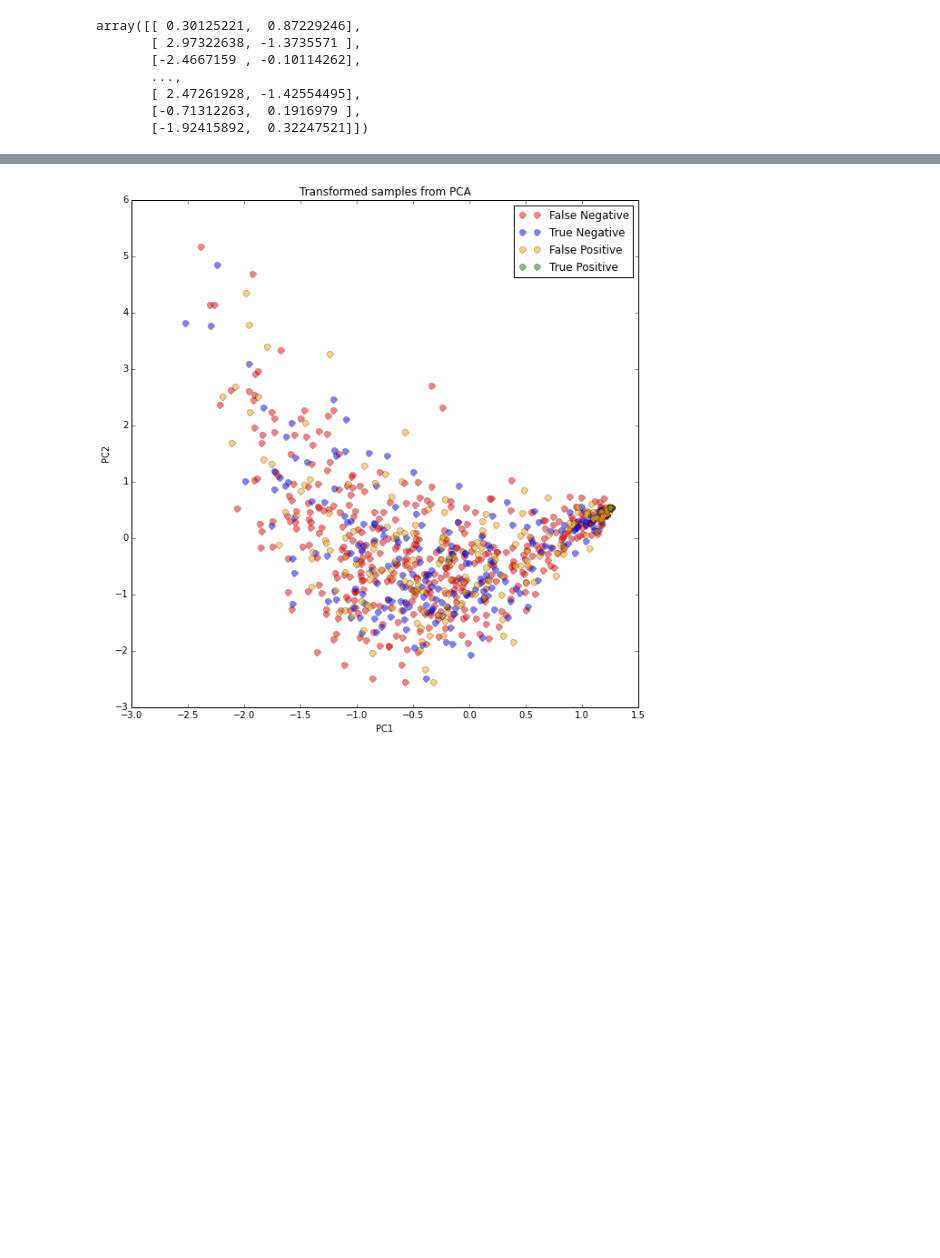
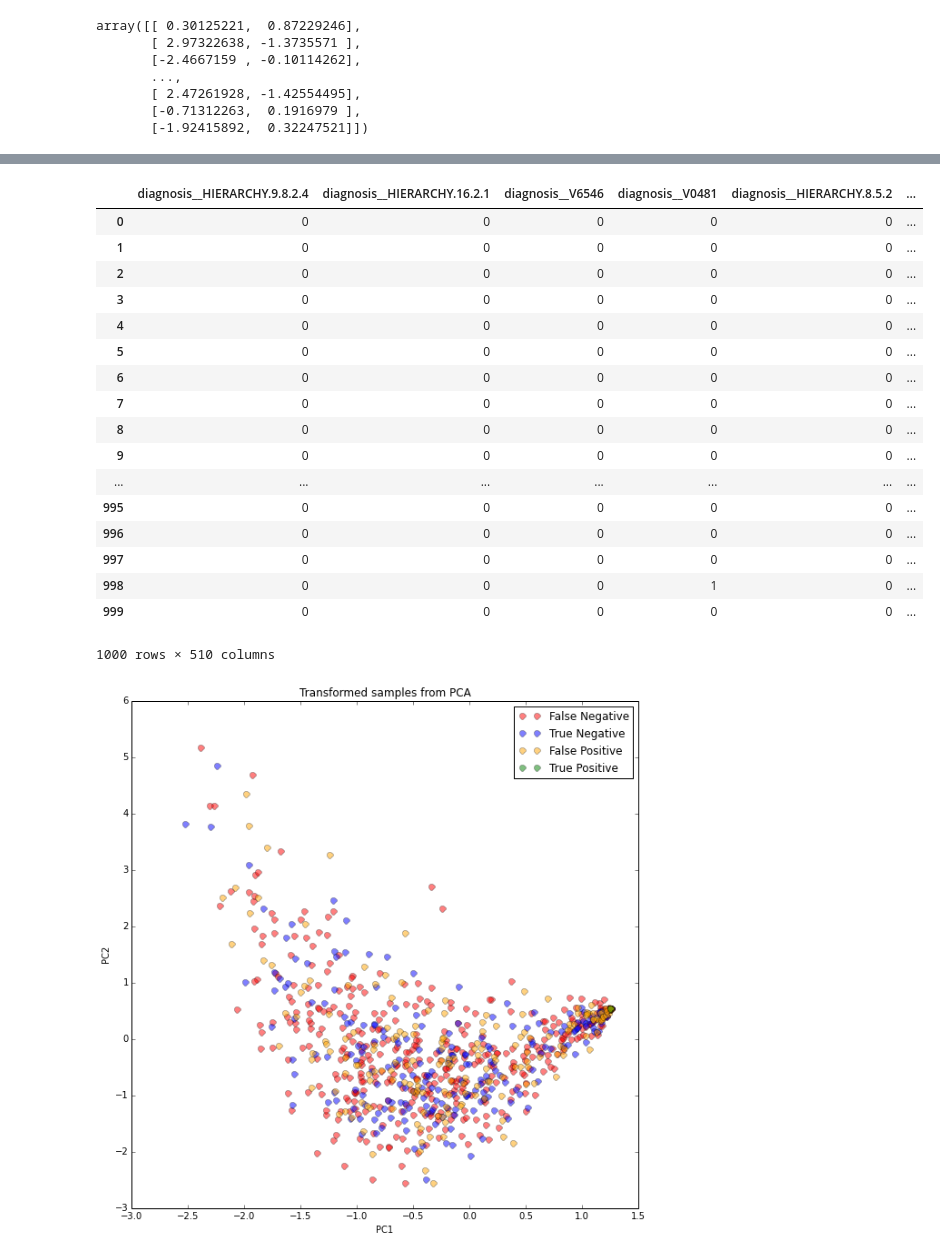
Before and after one commit to NYU-CS6313-Projects/Group-11-VisML, a Jupyter notebook: data/DataProcessing_v3.ipynb, the cells around one changed output, grey strips where cells are left out. Cells and saved outputs as stored; diff of their text form; code cells hidden in the pictures; blank space fills up the shorter version.

Commit message:
Ordered columns by feature weight

```diff
--- a/data/DataProcessing_v3.ipynb
+++ b/data/DataProcessing_v3.ipynb
@@ -76,3 +76,6 @@ array([[ 0.30125221,  0.87229246],
        [ 2.47261928, -1.42554495],
        [-0.71312263,  0.1916979 ],
        [-1.92415892,  0.32247521]])
+# %%
+ordered_feats = dict(zip(data.columns.values,clf.coef_[0]))
+data_ordered = pd.DataFrame(data, columns=sorted(ordered_feats, key=ordered_feats.get, reverse=True))
@@ -79,3 +102,24 @@ array([[ 0.30125221,  0.87229246],
+# %%
+data_ordered
+# %% [output]
+|  | diagnosis__HIERARCHY.9.8.2.4 | diagnosis__HIERARCHY.16.2.1 | diagnosis__V6546 | diagnosis__V0481 | diagnosis__HIERARCHY.8.5.2 | ... |
+| 0 | 0 | 0 | 0 | 0 | 0 | ... |
+| 1 | 0 | 0 | 0 | 0 | 0 | ... |
+| 2 | 0 | 0 | 0 | 0 | 0 | ... |
+| 3 | 0 | 0 | 0 | 0 | 0 | ... |
+| 4 | 0 | 0 | 0 | 0 | 0 | ... |
+| 5 | 0 | 0 | 0 | 0 | 0 | ... |
+| 6 | 0 | 0 | 0 | 0 | 0 | ... |
+| 7 | 0 | 0 | 0 | 0 | 0 | ... |
+| 8 | 0 | 0 | 0 | 0 | 0 | ... |
+| 9 | 0 | 0 | 0 | 0 | 0 | ... |
+| ... | ... | ... | ... | ... | ... | ... |
+| 995 | 0 | 0 | 0 | 0 | 0 | ... |
+| 996 | 0 | 0 | 0 | 0 | 0 | ... |
+| 997 | 0 | 0 | 0 | 0 | 0 | ... |
+| 998 | 0 | 0 | 0 | 1 | 0 | ... |
+| 999 | 0 | 0 | 0 | 0 | 0 | ... |
+1000 rows × 510 columns
 # %%
 final = pd.DataFrame(PCA_transf[:,:2],columns=['PC1','PC2']).join(predictions).join(patients[['outcome']]).join(data)
 # %%
```
Also changed, not shown: parts of 1 cell of this notebook, 1 other file.
